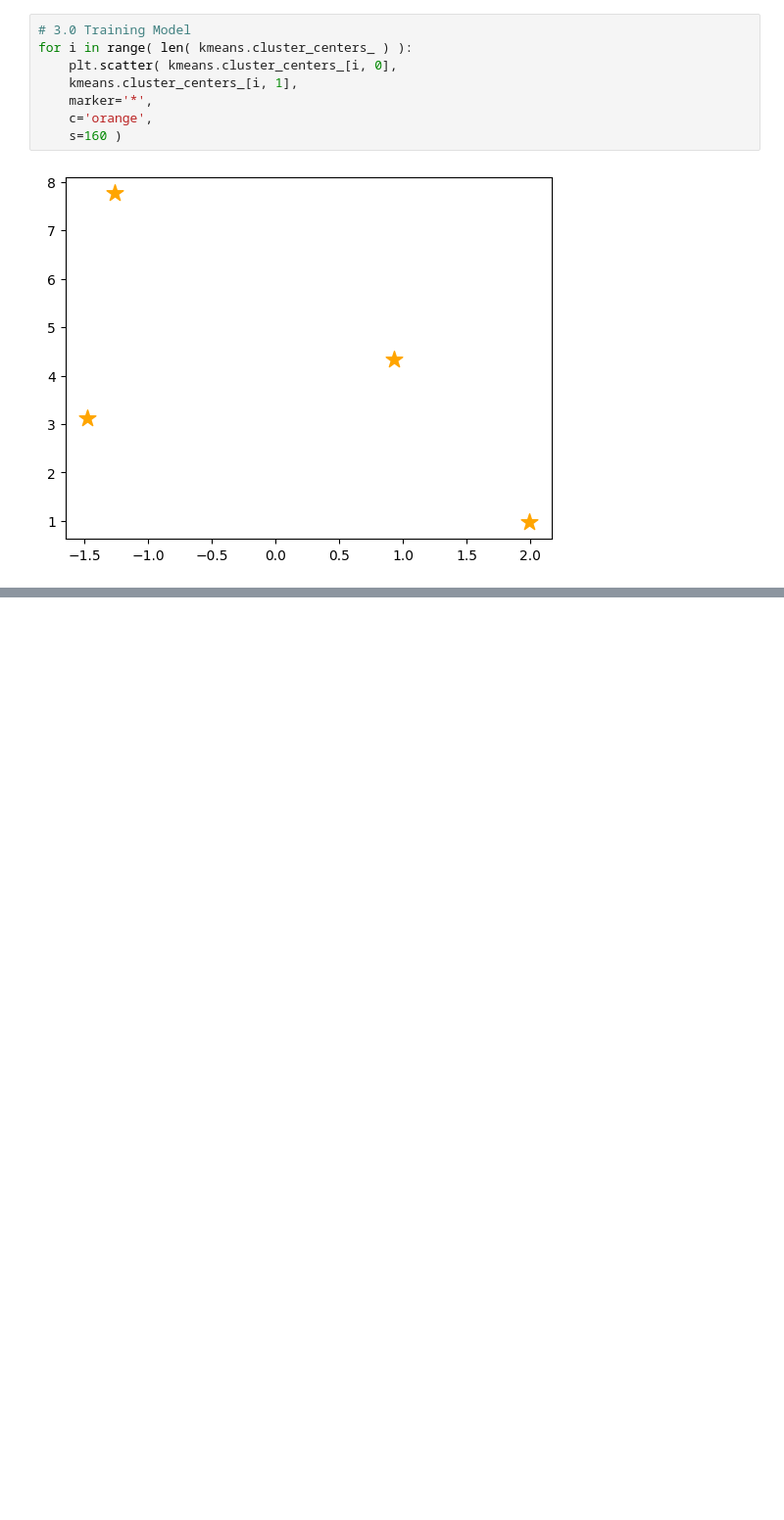
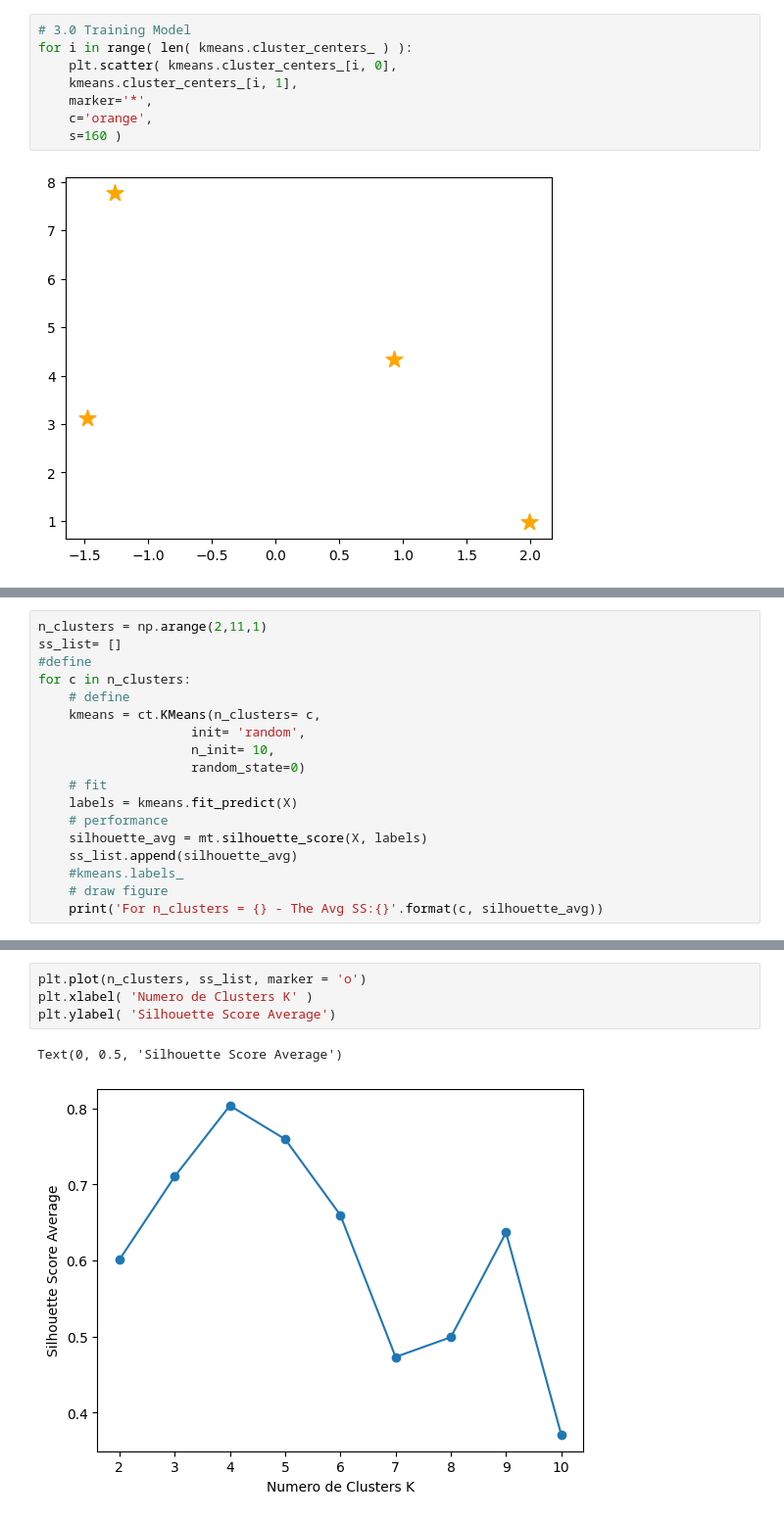
Before and after one commit to antonioorichard/respositorio_ML, a Jupyter notebook: Ciclo_4.ipynb, the cells around one changed output, grey strips where cells are left out. Shown: that part at 98% size. Cells and saved outputs as stored; diff of their text form; blank space fills up the shorter version.

```diff
--- a/Ciclo_4.ipynb
+++ b/Ciclo_4.ipynb
@@ -434,0 +471,18 @@ for i in range( len( kmeans.cluster_centers_ ) ):
+# %%
+n_clusters = np.arange(2,11,1)
+ss_list= []
+#define
+for c in n_clusters:
+    # define
+    kmeans = ct.KMeans(n_clusters= c,
+                    init= 'random',
+                    n_init= 10,
+                    random_state=0)
+    # fit
+    labels = kmeans.fit_predict(X)
+    # performance
+    silhouette_avg = mt.silhouette_score(X, labels)
+    ss_list.append(silhouette_avg)
+    #kmeans.labels_
+    # draw figure
+    print('For n_clusters = {} - The Avg SS:{}'.format(c, silhouette_avg))
@@ -434,0 +499,7 @@ for i in range( len( kmeans.cluster_centers_ ) ):
+# %%
+plt.plot(n_clusters, ss_list, marker = 'o')
+plt.xlabel( 'Numero de Clusters K' )
+plt.ylabel( 'Silhouette Score Average')
+# %% [output]
+Text(0, 0.5, 'Silhouette Score Average')
+[figure, added]
```
Also changed, not shown: parts of 5 cells of this notebook, 4 other files.
